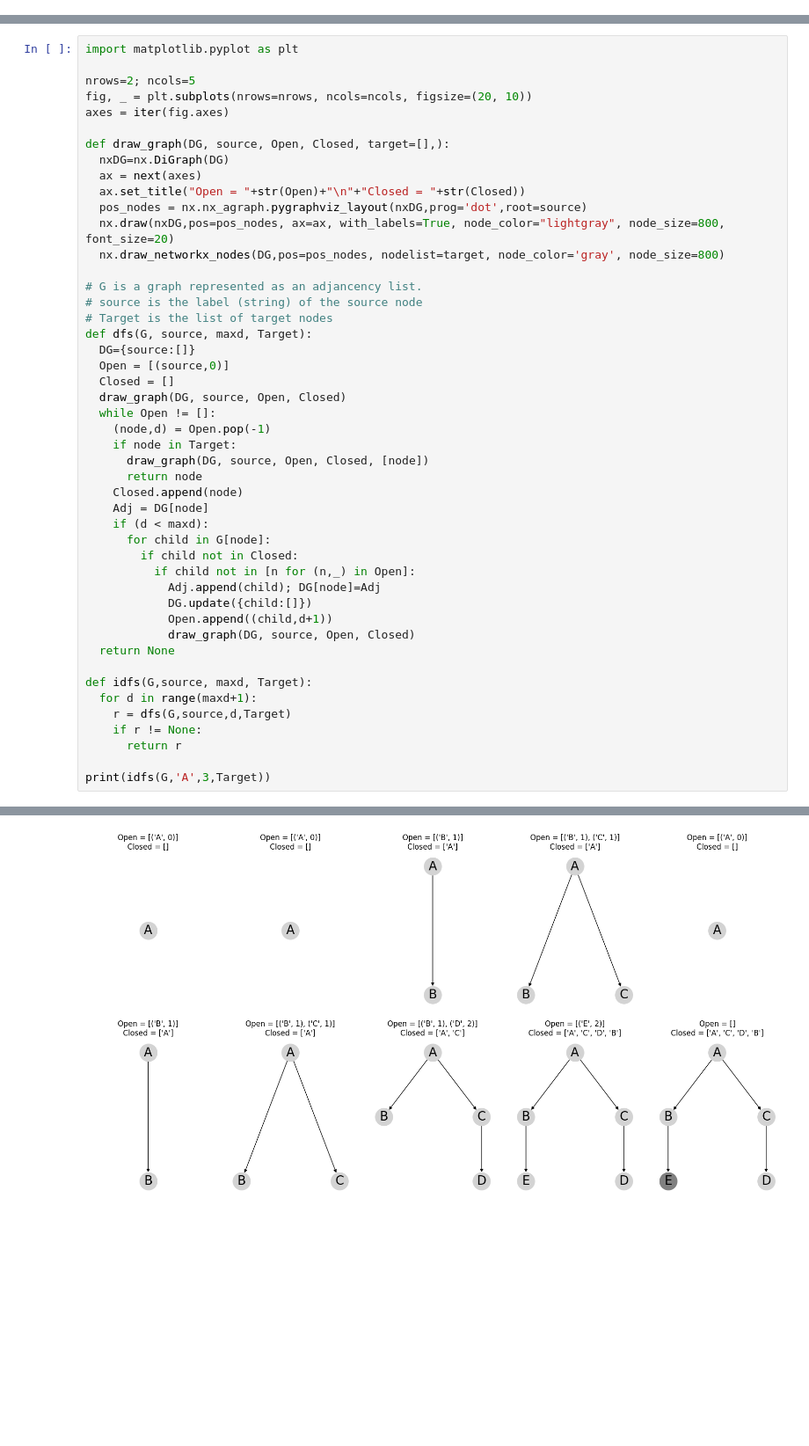
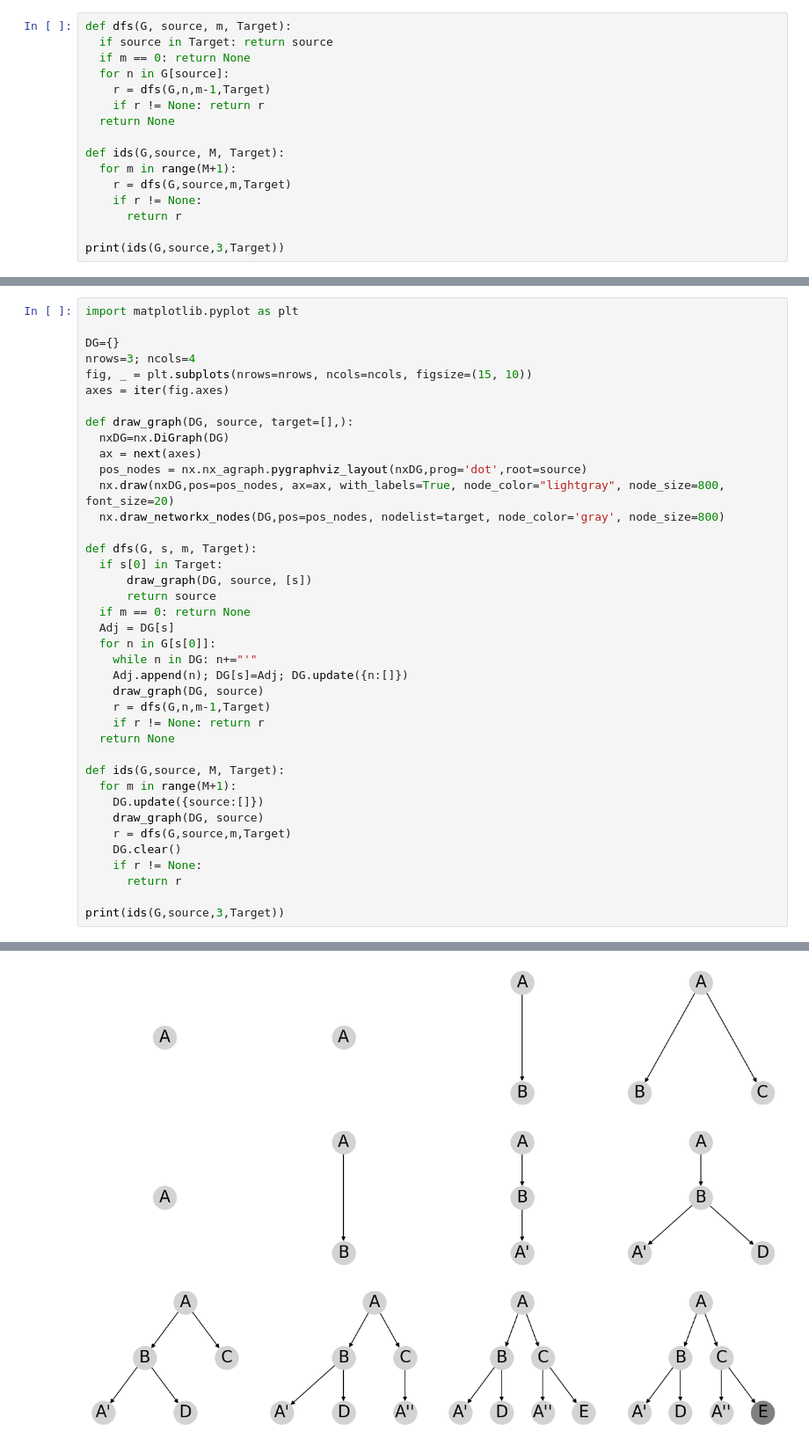
Before and after one commit to jorcisai/SIN, a Jupyter notebook: block1/search/idfs.ipynb, the cells around one changed output, grey strips where cells are left out. Shown at 88% size. Cells and saved outputs as stored; diff of their text form; blank space fills up the shorter version.

```diff
--- a/block1/search/idfs.ipynb
+++ b/block1/search/idfs.ipynb
@@ -68,0 +27,16 @@ E
+# %%
+def dfs(G, source, m, Target):
+  if source in Target: return source
+  if m == 0: return None
+  for n in G[source]:
+    r = dfs(G,n,m-1,Target)
+    if r != None: return r
+  return None
+
+def ids(G,source, M, Target):
+  for m in range(M+1):
+    r = dfs(G,source,m,Target)
+    if r != None:
+      return r
+
+print(ids(G,source,3,Target))
@@ -71,48 +47,40 @@ E
 # %%
 import matplotlib.pyplot as plt
 
-nrows=2; ncols=5
-fig, _ = plt.subplots(nrows=nrows, ncols=ncols, figsize=(20, 10))
+DG={}
+nrows=3; ncols=4
+fig, _ = plt.subplots(nrows=nrows, ncols=ncols, figsize=(15, 10))
 axes = iter(fig.axes)
 
-def draw_graph(DG, source, Open, Closed, target=[],):
+def draw_graph(DG, source, target=[],):
   nxDG=nx.DiGraph(DG)
   ax = next(axes)
-  ax.set_title("Open = "+str(Open)+"\n"+"Closed = "+str(Closed))
   pos_nodes = nx.nx_agraph.pygraphviz_layout(nxDG,prog='dot',root=source)
   nx.draw(nxDG,pos=pos_nodes, ax=ax, with_labels=True, node_color="lightgray", node_size=800, font_size=20)
   nx.draw_networkx_nodes(DG,pos=pos_nodes, nodelist=target, node_color='gray', node_size=800)
 
-# G is a graph represented as an adjancency list.
-# source is the label (string) of the source node
-# Target is the list of target nodes
-def dfs(G, source, maxd, Target):
-  DG={source:[]}
-  Open = [(source,0)]
-  Closed = []
-  draw_graph(DG, source, Open, Closed)
-  while Open != []:
-    (node,d) = Open.pop(-1)
-    if node in Target:
-      draw_graph(DG, source, Open, Closed, [node])
-      return node
-    Closed.append(node)
-    Adj = DG[node]
-    if (d < maxd):
-      for child in G[node]:
-        if child not in Closed:
-          if child not in [n for (n,_) in Open]:
-            Adj.append(child); DG[node]=Adj
-            DG.update({child:[]})
-            Open.append((child,d+1))
-            draw_graph(DG, source, Open, Closed)
+def dfs(G, s, m, Target):
+  if s[0] in Target:
+      draw_graph(DG, source, [s])
+      return source
+  if m == 0: return None
+  Adj = DG[s]
+  for n in G[s[0]]:
+    while n in DG: n+="'"
+    Adj.append(n); DG[s]=Adj; DG.update({n:[]})
+    draw_graph(DG, source)
+    r = dfs(G,n,m-1,Target)
+    if r != None: return r
   return None
 
-def idfs(G,source, maxd, Target):
-  for d in range(maxd+1):
-    r = dfs(G,source,d,Target)
+def ids(G,source, M, Target):
+  for m in range(M+1):
+    DG.update({source:[]})
+    draw_graph(DG, source)
+    r = dfs(G,source,m,Target)
+    DG.clear()
     if r != None:
       return r
 
-print(idfs(G,'A',3,Target))
+print(ids(G,source,3,Target))
 # %% [output]
@@ -120,4 +88,4 @@ E
-[figure, old version]
+[figure, new version]
 # %% [markdown]
 DFS is complete, and optimal if actions (edge cost) have identical positive costs
 
```
Also changed, not shown: parts of 10 cells of this notebook, 3 other files.
